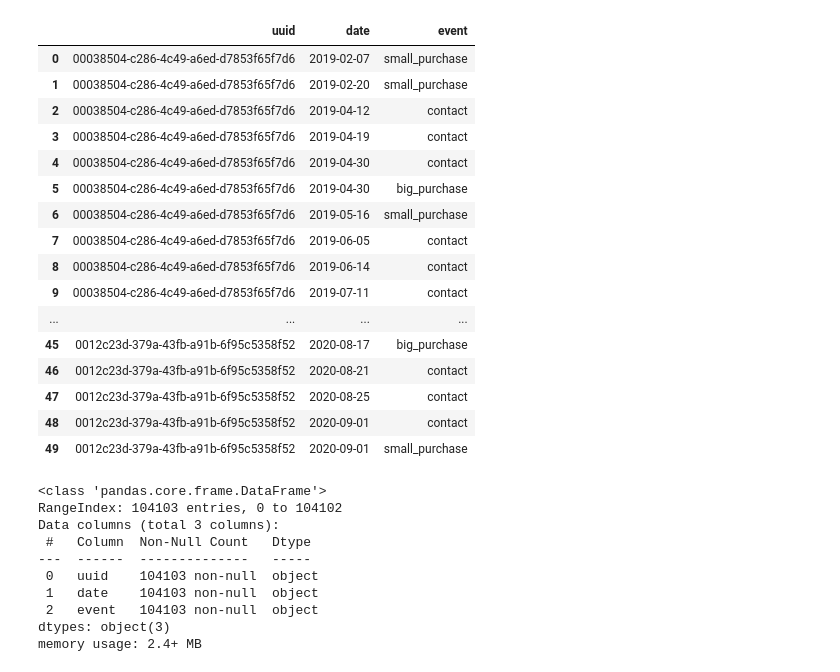
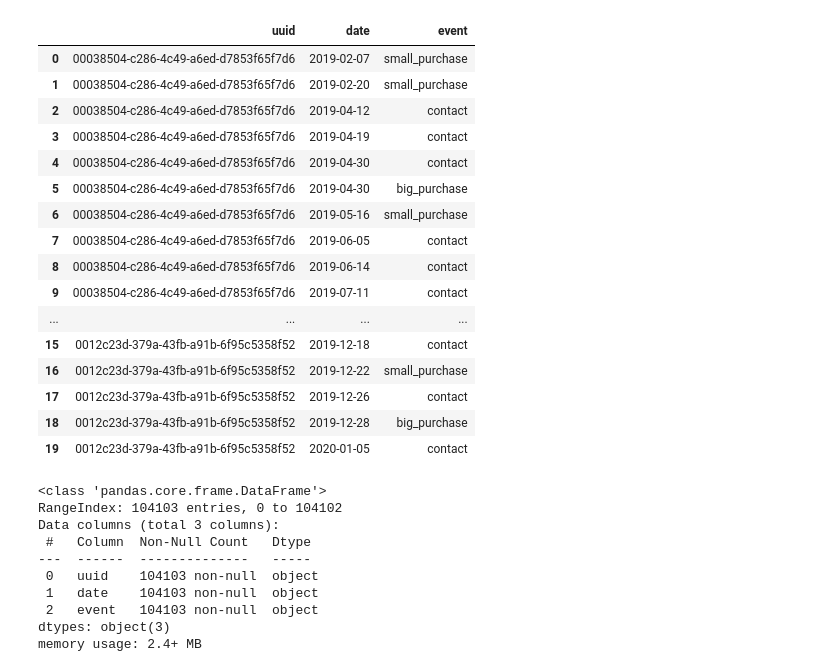
Before and after one commit to raquelcreis/customer_survival, a Jupyter notebook: notebook.ipynb, the cells around one changed output. Cells and saved outputs as stored; diff of their text form; code cells hidden in the pictures.

```diff
--- a/notebook.ipynb
+++ b/notebook.ipynb
@@ -6,25 +6,25 @@ import seaborn as sns
 import datetime
 # %%
 df = pd.read_csv('churn_data.csv')
-df.head(50)
+df.head(20)
 # %% [output]
 |  | uuid | date | event |
 | 0 | 00038504-c286-4c49-a6ed-d7853f65f7d6 | 2019-02-07 | small_purchase |
 | 1 | 00038504-c286-4c49-a6ed-d7853f65f7d6 | 2019-02-20 | small_purchase |
 | 2 | 00038504-c286-4c49-a6ed-d7853f65f7d6 | 2019-04-12 | contact |
 | 3 | 00038504-c286-4c49-a6ed-d7853f65f7d6 | 2019-04-19 | contact |
 | 4 | 00038504-c286-4c49-a6ed-d7853f65f7d6 | 2019-04-30 | contact |
 | 5 | 00038504-c286-4c49-a6ed-d7853f65f7d6 | 2019-04-30 | big_purchase |
 | 6 | 00038504-c286-4c49-a6ed-d7853f65f7d6 | 2019-05-16 | small_purchase |
 | 7 | 00038504-c286-4c49-a6ed-d7853f65f7d6 | 2019-06-05 | contact |
 | 8 | 00038504-c286-4c49-a6ed-d7853f65f7d6 | 2019-06-14 | contact |
 | 9 | 00038504-c286-4c49-a6ed-d7853f65f7d6 | 2019-07-11 | contact |
 | ... | ... | ... | ... |
-| 45 | 0012c23d-379a-43fb-a91b-6f95c5358f52 | 2020-08-17 | big_purchase |
-| 46 | 0012c23d-379a-43fb-a91b-6f95c5358f52 | 2020-08-21 | contact |
-| 47 | 0012c23d-379a-43fb-a91b-6f95c5358f52 | 2020-08-25 | contact |
-| 48 | 0012c23d-379a-43fb-a91b-6f95c5358f52 | 2020-09-01 | contact |
-| 49 | 0012c23d-379a-43fb-a91b-6f95c5358f52 | 2020-09-01 | small_purchase |
+| 15 | 0012c23d-379a-43fb-a91b-6f95c5358f52 | 2019-12-18 | contact |
+| 16 | 0012c23d-379a-43fb-a91b-6f95c5358f52 | 2019-12-22 | small_purchase |
+| 17 | 0012c23d-379a-43fb-a91b-6f95c5358f52 | 2019-12-26 | contact |
+| 18 | 0012c23d-379a-43fb-a91b-6f95c5358f52 | 2019-12-28 | big_purchase |
+| 19 | 0012c23d-379a-43fb-a91b-6f95c5358f52 | 2020-01-05 | contact |
 # %%
 df.info()
 # %% [output]
```
Also changed, not shown: parts of 7 cells of this notebook.
